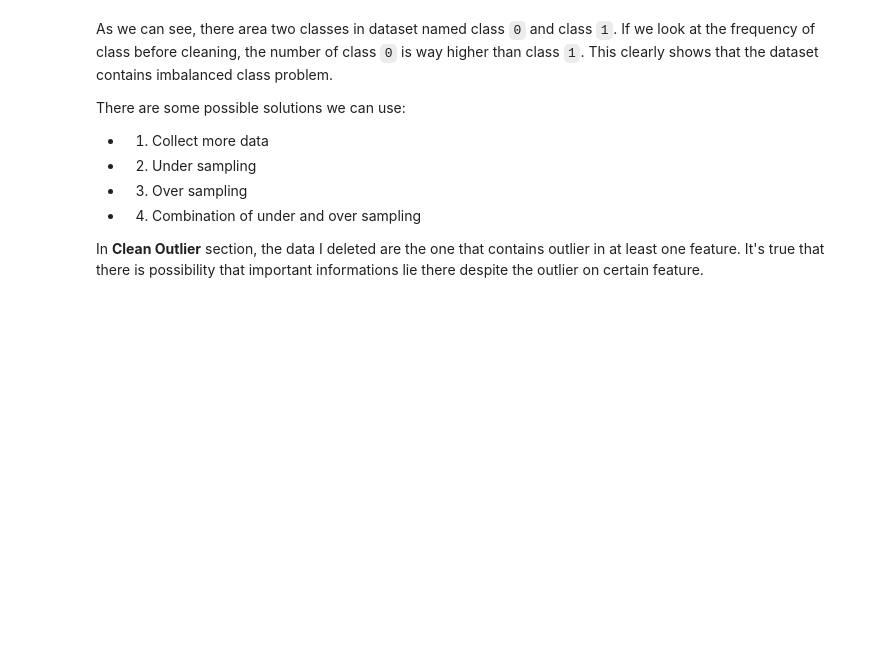
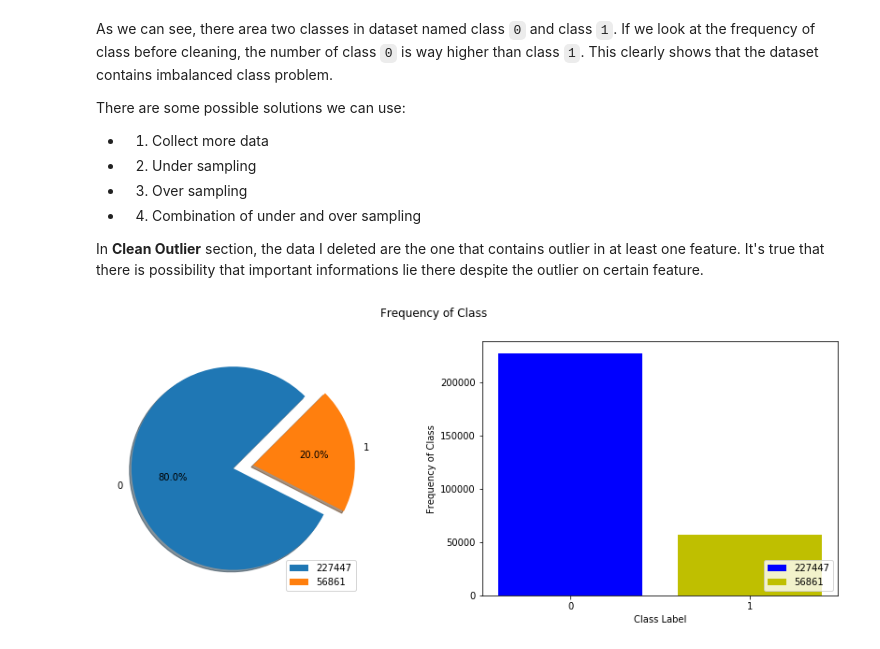
Before and after one commit to Irainia/mika, a Jupyter notebook: Credit Card Fraud Detection.ipynb, the cells around one changed output. Saved outputs shown, nothing was run; the diff lists cells and outputs as text; code cells hidden in the pictures; blank space fills up the shorter version.

Commit message:
add: adding over and under sampling to the data set, still failure

```diff
--- a/Credit Card Fraud Detection.ipynb
+++ b/Credit Card Fraud Detection.ipynb
@@ -204,3 +207,38 @@ There are some possible solutions we can use:
 * 4. Combination of under and over sampling
 
 In **Clean Outlier** section, the data I deleted are the one that contains outlier in at least one feature. It's true that there is possibility that important informations lie there despite the outlier on certain feature.
+# %%
+data_set_x = np.array(data_set_outlier_cleaned.iloc[:,1:])
+data_set_y = np.array(data_set_outlier_cleaned.iloc[:,0])
+# %%
+number_of_sample = int(number_of_class[0]/4)
+
+sampling_strategy = {}
+sampling_strategy[name_of_class[1]] = number_of_sample
+
+smote = SMOTE(sampling_strategy)
+x_oversampled, y_oversampled = smote.fit_resample(data_set_x, data_set_y)
+# %%
+name_of_class, number_of_class = np.unique(y_oversampled, return_counts = True)
+size_before = np.array(number_of_class, dtype = float) / np.sum(number_of_class)
+explode = (number_of_class == number_of_class.min()) * 0.2
+
+fig = plt.figure(figsize=[15,5])
+fig.suptitle('Frequency of Class')
+ax0 = fig.add_subplot('121')
+ax0.pie(size_before, explode = explode, labels = name_of_class, autopct = '%1.1f%%',
+      shadow = True, startangle = 45)
+ax0.legend(number_of_class, loc = 'lower right')
+
+ax1 = fig.add_subplot('122')
+ax1.set_ylabel('Frequency of Class')
+ax1.set_xlabel('Class Label')
+ax1.bar(name_of_class[0], height=number_of_class[0], color='b', label='0')
+ax1.bar(name_of_class[1], height=number_of_class[1], color='y', label='1')
+ax1.set_xticks(name_of_class)
+ax1.set_xticklabels(name_of_class)
+ax1.legend(number_of_class, loc = 'lower right')
+
+plt.show()
+# %% [output]
+[figure, added]
```
Also changed, not shown: parts of 7 cells of this notebook.
